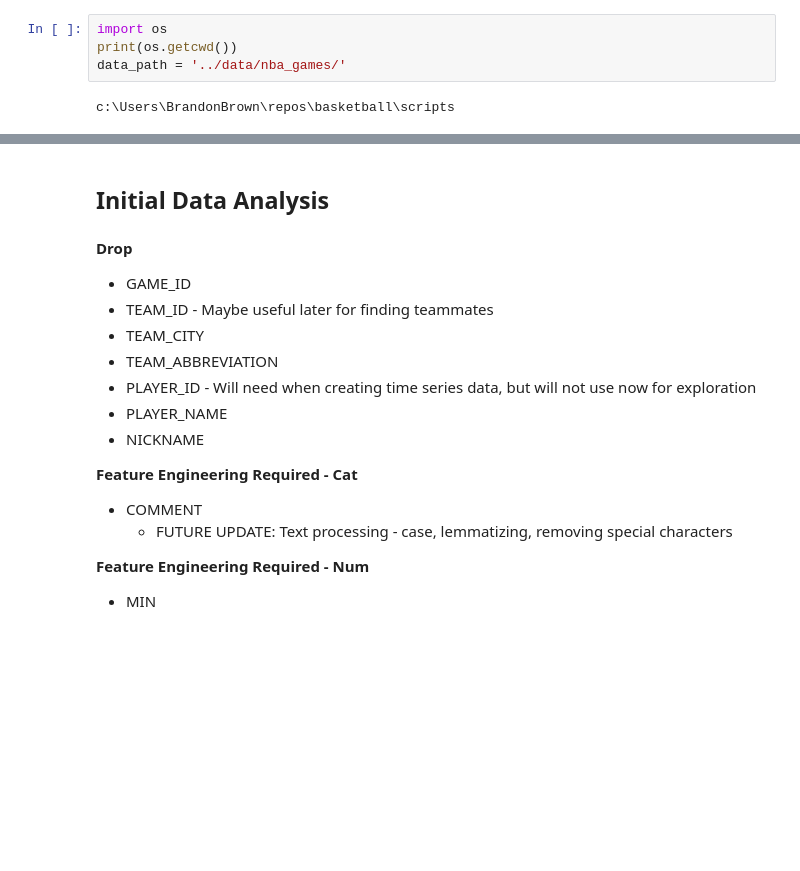
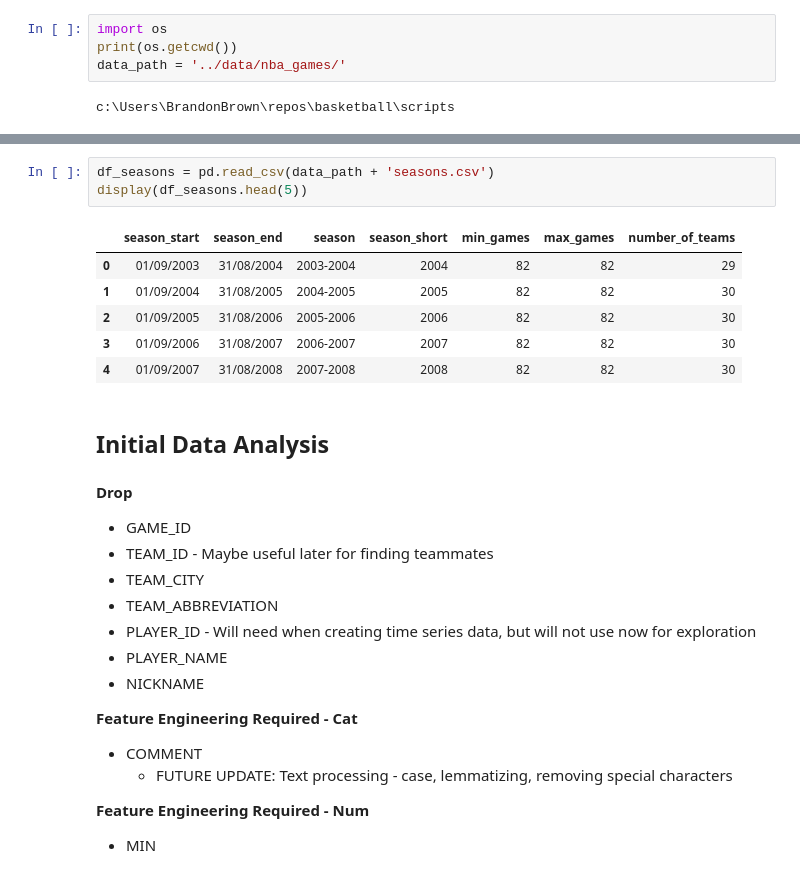
Before and after one commit to brownbrandon272/basketball, a Jupyter notebook: scripts/detail_explore.ipynb, the cells around one changed output, grey strips where cells are left out. Drawn from its saved outputs; the diff is of its cells as text; blank space fills up the shorter version.

```diff
--- a/scripts/detail_explore.ipynb
+++ b/scripts/detail_explore.ipynb
@@ -36,4 +36,14 @@ display(df_games.sample(5))
 5 rows × 21 columns
+# %%
+df_seasons = pd.read_csv(data_path + 'seasons.csv')
+display(df_seasons.head(5))
+# %% [output]
+|  | season_start | season_end | season | season_short | min_games | max_games | number_of_teams |
+| 0 | 01/09/2003 | 31/08/2004 | 2003-2004 | 2004 | 82 | 82 | 29 |
+| 1 | 01/09/2004 | 31/08/2005 | 2004-2005 | 2005 | 82 | 82 | 30 |
+| 2 | 01/09/2005 | 31/08/2006 | 2005-2006 | 2006 | 82 | 82 | 30 |
+| 3 | 01/09/2006 | 31/08/2007 | 2006-2007 | 2007 | 82 | 82 | 30 |
+| 4 | 01/09/2007 | 31/08/2008 | 2007-2008 | 2008 | 82 | 82 | 30 |
 # %% [markdown]
 ## Initial Data Analysis
 # %% [markdown]
```
Also changed, not shown: parts of 5 cells of this notebook, 1 other file.
